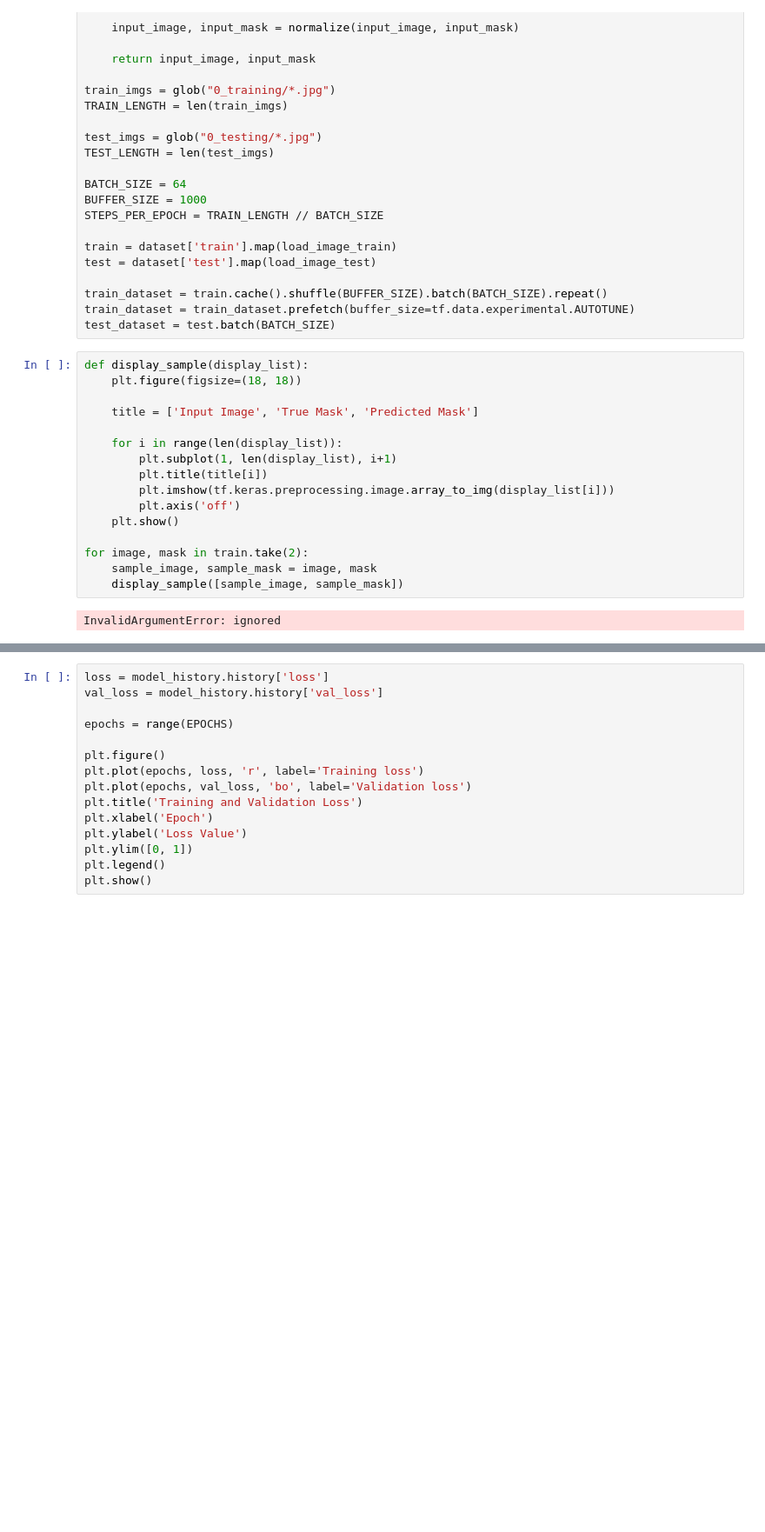
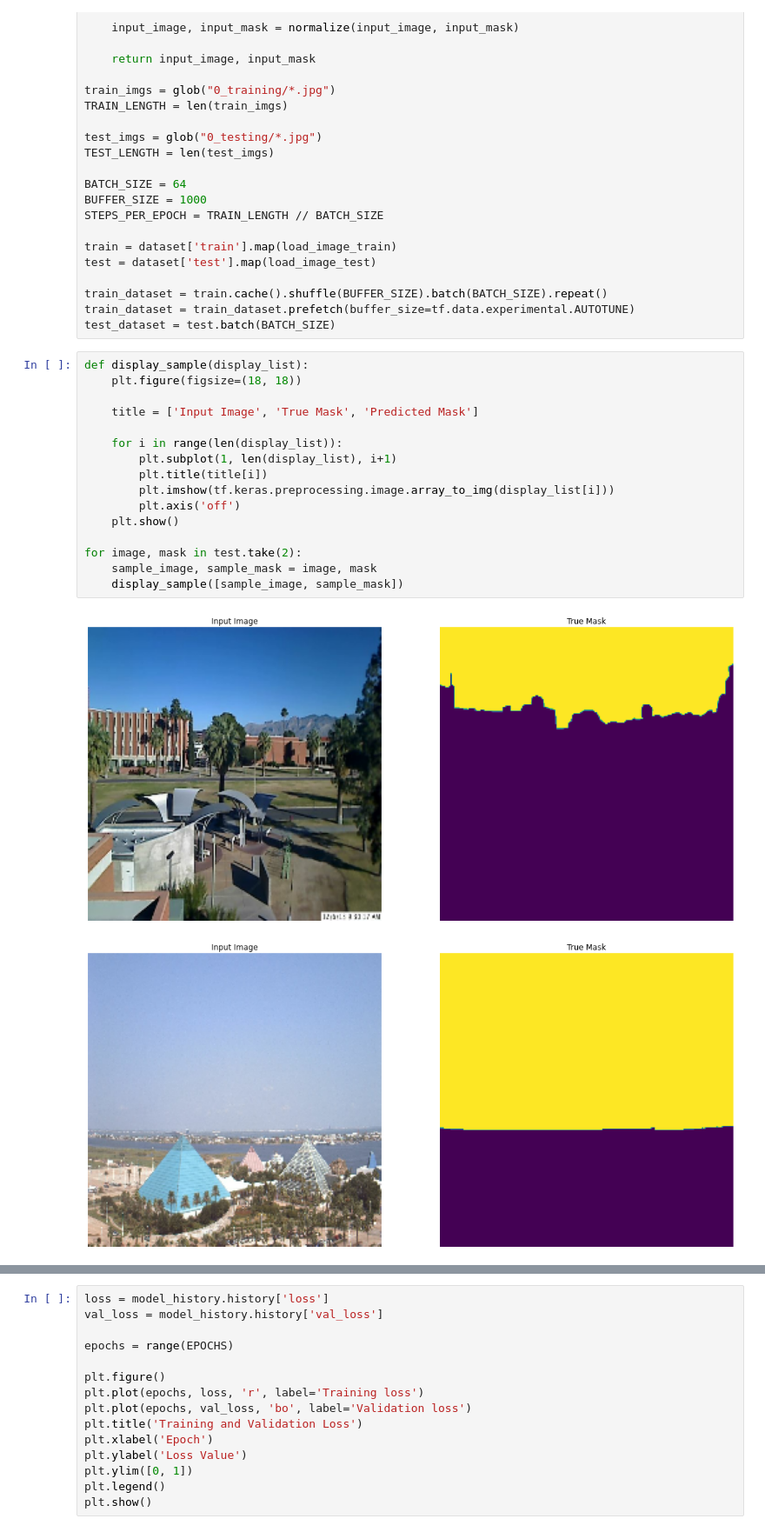
Before and after one commit to vardanagarwal/SIH, a Jupyter notebook: Segmentation_unet_cluster_0.ipynb, the cells around one changed output, grey strips where cells are left out. Shown at 87% size. Drawn from its saved outputs; the diff is of its cells as text; blank space fills up the shorter version.

```diff
--- a/Segmentation_unet_cluster_0.ipynb
+++ b/Segmentation_unet_cluster_0.ipynb
@@ -122,21 +157,22 @@ test_dataset = test.batch(BATCH_SIZE)
 # %%
 def display_sample(display_list):
     plt.figure(figsize=(18, 18))
 
     title = ['Input Image', 'True Mask', 'Predicted Mask']
 
     for i in range(len(display_list)):
         plt.subplot(1, len(display_list), i+1)
         plt.title(title[i])
         plt.imshow(tf.keras.preprocessing.image.array_to_img(display_list[i]))
         plt.axis('off')
     plt.show()
 
-for image, mask in train.take(2):
+for image, mask in test.take(2):
     sample_image, sample_mask = image, mask
     display_sample([sample_image, sample_mask])
 # %% [output]
-InvalidArgumentError: ignored
+[figure, added]
+[figure, added]
 # %%
 OUTPUT_CHANNELS = 2
 base_model = tf.keras.applications.MobileNetV2(input_shape=[224, 224, 3], include_top=False)
```
Also changed, not shown: parts of 7 cells of this notebook.
